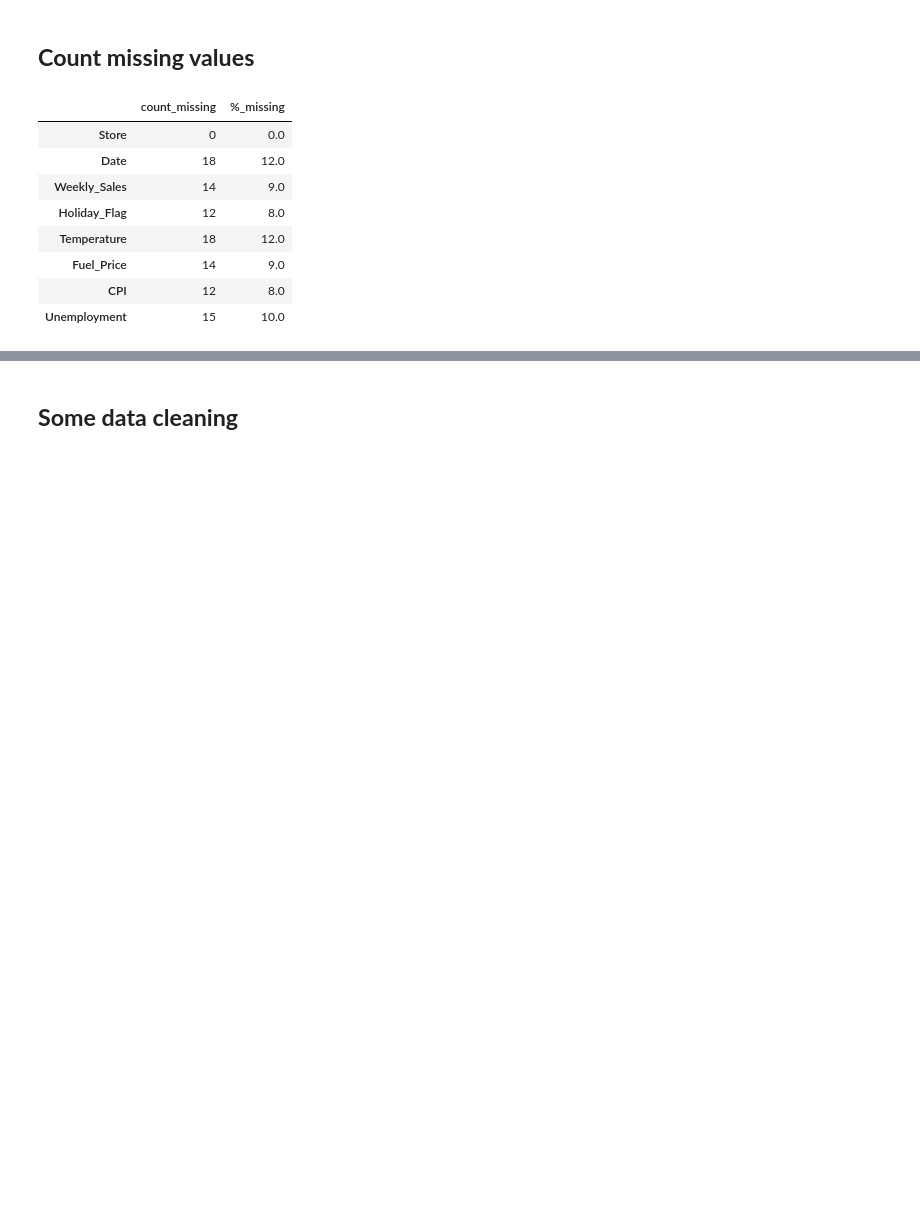
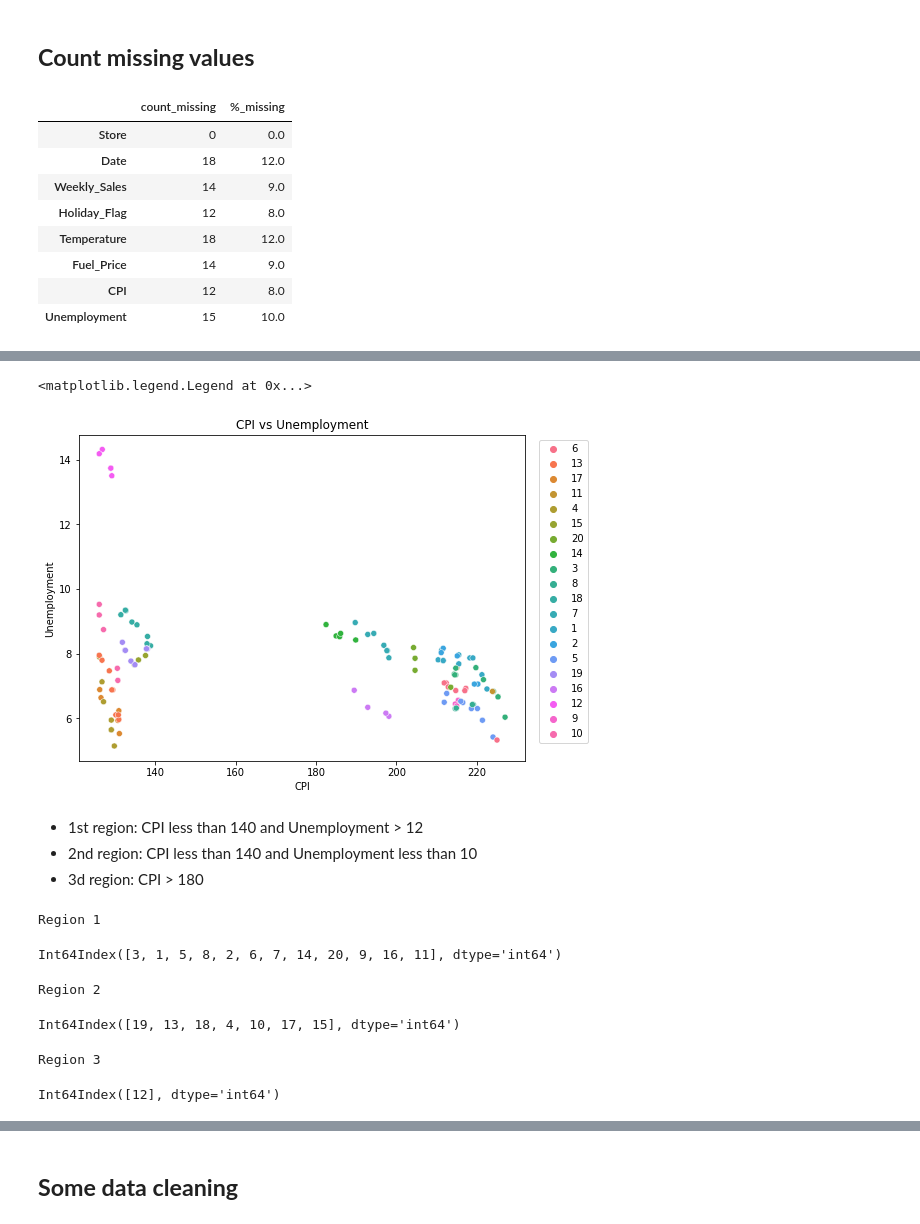
Before and after one commit to pattypooh/pez-jedha, a Jupyter notebook: projects/05-walmart/notebooks/01-EDA.ipynb, the cells around one changed output, grey strips where cells are left out. Cells and saved outputs as stored; diff of their text form; code cells hidden in the pictures; blank space fills up the shorter version.

```diff
--- a/projects/05-walmart/notebooks/01-EDA.ipynb
+++ b/projects/05-walmart/notebooks/01-EDA.ipynb
@@ -116,0 +161,12 @@ See the caveats in the documentation: https://pandas.pydata.org/pandas-docs/stab
+# %%
+plt.figure(figsize=(8,6))
+sns.scatterplot(data=sales, x='CPI', y='Unemployment', hue='Store')
+plt.title("CPI vs Unemployment")
+plt.legend(bbox_to_anchor=(1.02, 1), loc='upper left')#bbox_to_anchor allows to place the legend outside the plot
+# %% [output]
+<matplotlib.legend.Legend at 0x...>
+[figure, added]
+# %% [markdown]
+- 1st region: CPI less than 140 and Unemployment > 12
+- 2nd region: CPI less than 140 and Unemployment less than 10
+- 3d region: CPI > 180
@@ -116,0 +177,18 @@ See the caveats in the documentation: https://pandas.pydata.org/pandas-docs/stab
+# %%
+print('Region 1')
+sales[region1]['Store'].value_counts().index
+# %% [output]
+Region 1
+Int64Index([3, 1, 5, 8, 2, 6, 7, 14, 20, 9, 16, 11], dtype='int64')
+# %%
+print('Region 2')
+sales[region2]['Store'].value_counts().index
+# %% [output]
+Region 2
+Int64Index([19, 13, 18, 4, 10, 17, 15], dtype='int64')
+# %%
+print('Region 3')
+sales[region3]['Store'].value_counts().index
+# %% [output]
+Region 3
+Int64Index([12], dtype='int64')
```
Also changed, not shown: parts of 97 cells of this notebook, 2 other files.
